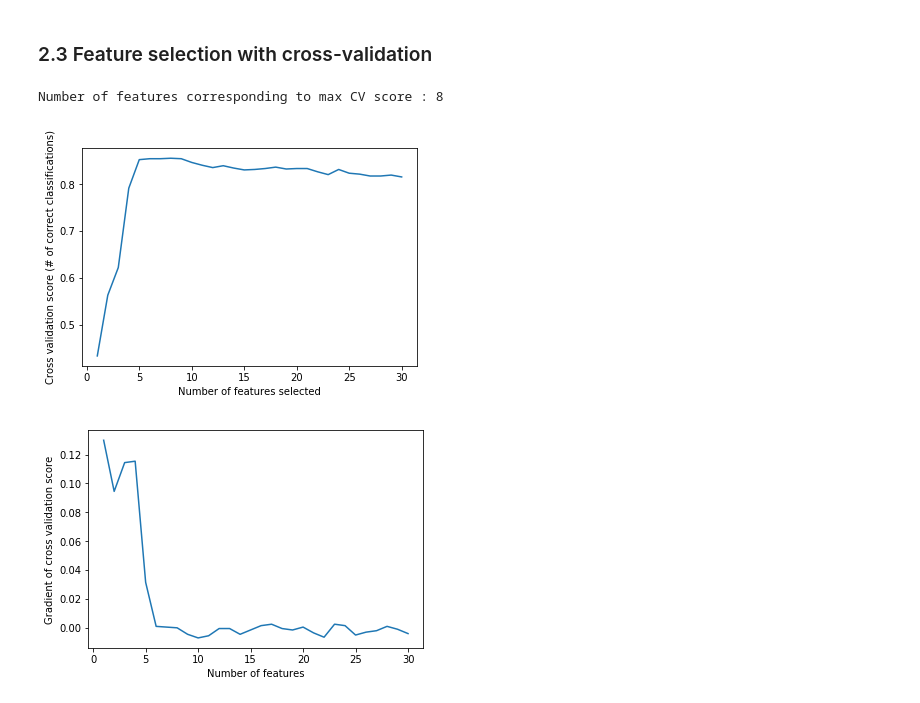
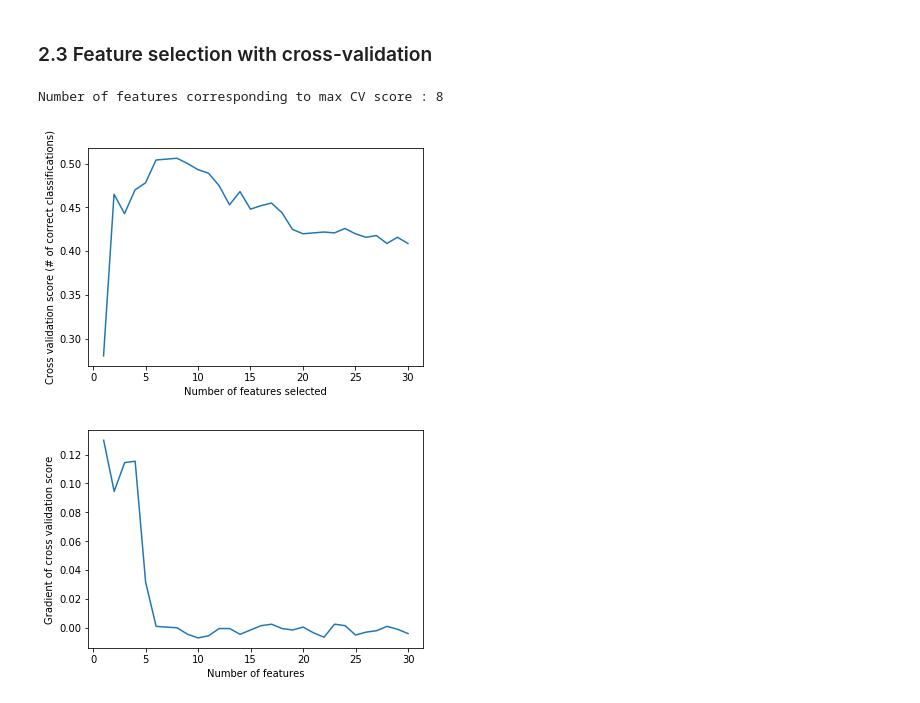
Before and after one commit to biof509/spring2019, a Jupyter notebook: docs/_downloads/Week10.ipynb, the cells around one changed output. Cells and saved outputs as stored; diff of their text form; code cells hidden in the pictures.

```diff
--- a/docs/_downloads/Week10.ipynb
+++ b/docs/_downloads/Week10.ipynb
@@ -558,28 +578,29 @@ plt.show()
 # %%
 # Build a classification task using 5 informative features
 X, y = sklearn.datasets.make_classification(n_samples=1000, n_features=30, n_informative=5,
                            n_redundant=4, n_repeated=0, n_classes=4,
-                           n_clusters_per_class=1, random_state=0)
+                           n_clusters_per_class=1, random_state=0,
+                                           class_sep=0.2)
 
 # Create the RFE object and compute a cross-validated score.
 svc = sklearn.svm.SVC(kernel="linear", class_weight="balanced")
 rfecv = sklearn.feature_selection.RFECV(estimator=svc,
                                         step=1,
                                         cv=sklearn.model_selection.StratifiedKFold(2),
                                         scoring='accuracy')
 rfecv.fit(X, y)
 
 print("Number of features corresponding to max CV score : %d" % rfecv.n_features_)
 
 # Plot number of features VS. cross-validation scores
 plt.figure()
 plt.xlabel("Number of features selected")
 plt.ylabel("Cross validation score (# of correct classifications)")
 plt.plot(range(1, len(rfecv.grid_scores_) + 1), rfecv.grid_scores_)
 plt.show()
 # %% [output]
 Number of features corresponding to max CV score : 8
-[figure, old version]
+[figure, new version]
 # %%
 plt.figure()
 plt.xlabel("Number of features")
```
Also changed, not shown: parts of 7 cells of this notebook, 7 other files.
